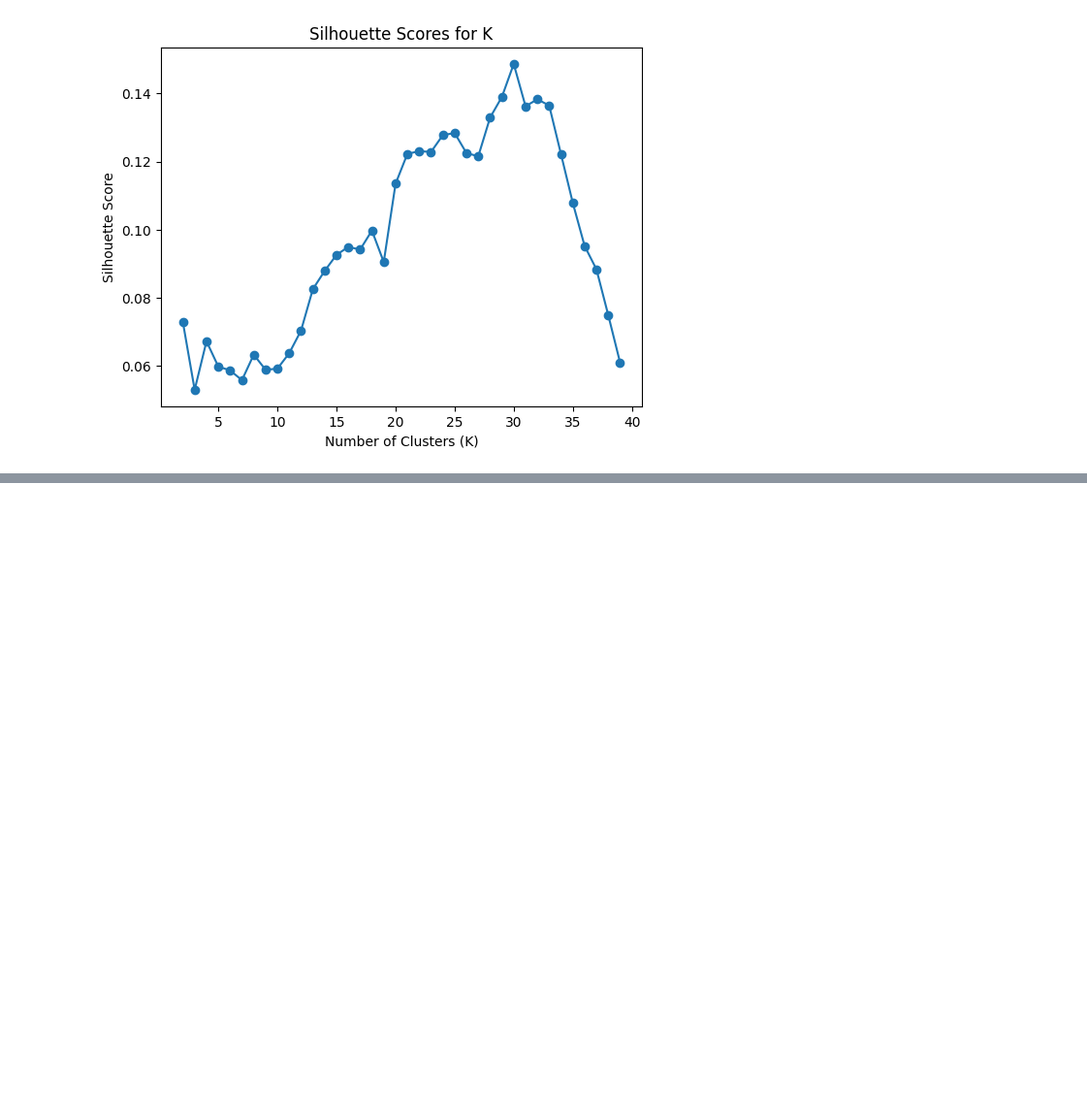
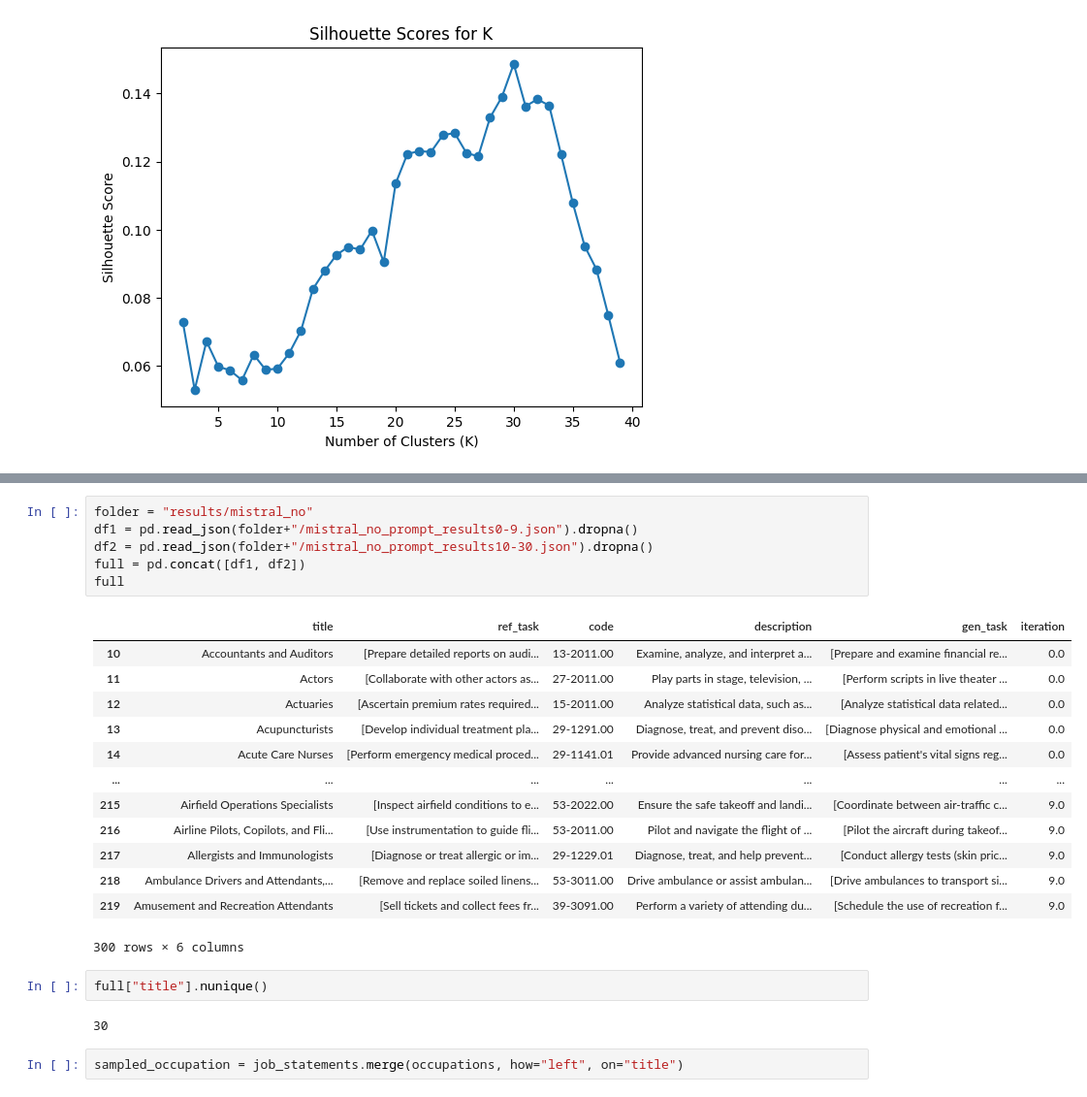
Before and after one commit to Segtanof/Teapot, a Jupyter notebook: debug.ipynb, the cells around one changed output, grey strips where cells are left out. Shown at 97% size. Saved outputs shown, nothing was run; the diff lists cells and outputs as text; blank space fills up the shorter version.

```diff
--- a/debug.ipynb
+++ b/debug.ipynb
@@ -1296,0 +1379,26 @@ plt.show()
+# %%
+folder = "results/mistral_no"
+df1 = pd.read_json(folder+"/mistral_no_prompt_results0-9.json").dropna()
+df2 = pd.read_json(folder+"/mistral_no_prompt_results10-30.json").dropna()
+full = pd.concat([df1, df2])
+full
+# %% [output]
+|  | title | ref_task | code | description | gen_task | iteration |
+| 10 | Accountants and Auditors | [Prepare detailed reports on audi... | 13-2011.00 | Examine, analyze, and interpret a... | [Prepare and examine financial re... | 0.0 |
+| 11 | Actors | [Collaborate with other actors as... | 27-2011.00 | Play parts in stage, television, ... | [Perform scripts in live theater ... | 0.0 |
+| 12 | Actuaries | [Ascertain premium rates required... | 15-2011.00 | Analyze statistical data, such as... | [Analyze statistical data related... | 0.0 |
+| 13 | Acupuncturists | [Develop individual treatment pla... | 29-1291.00 | Diagnose, treat, and prevent diso... | [Diagnose physical and emotional ... | 0.0 |
+| 14 | Acute Care Nurses | [Perform emergency medical proced... | 29-1141.01 | Provide advanced nursing care for... | [Assess patient's vital signs reg... | 0.0 |
+| ... | ... | ... | ... | ... | ... | ... |
+| 215 | Airfield Operations Specialists | [Inspect airfield conditions to e... | 53-2022.00 | Ensure the safe takeoff and landi... | [Coordinate between air-traffic c... | 9.0 |
+| 216 | Airline Pilots, Copilots, and Fli... | [Use instrumentation to guide fli... | 53-2011.00 | Pilot and navigate the flight of ... | [Pilot the aircraft during takeof... | 9.0 |
+| 217 | Allergists and Immunologists | [Diagnose or treat allergic or im... | 29-1229.01 | Diagnose, treat, and help prevent... | [Conduct allergy tests (skin pric... | 9.0 |
+| 218 | Ambulance Drivers and Attendants,... | [Remove and replace soiled linens... | 53-3011.00 | Drive ambulance or assist ambulan... | [Drive ambulances to transport si... | 9.0 |
+| 219 | Amusement and Recreation Attendants | [Sell tickets and collect fees fr... | 39-3091.00 | Perform a variety of attending du... | [Schedule the use of recreation f... | 9.0 |
+300 rows × 6 columns
+# %%
+full["title"].nunique()
+# %% [output]
+30
+# %%
+sampled_occupation = job_statements.merge(occupations, how="left", on="title")
```
Also changed, not shown: parts of 4 cells of this notebook, 6 other files.
